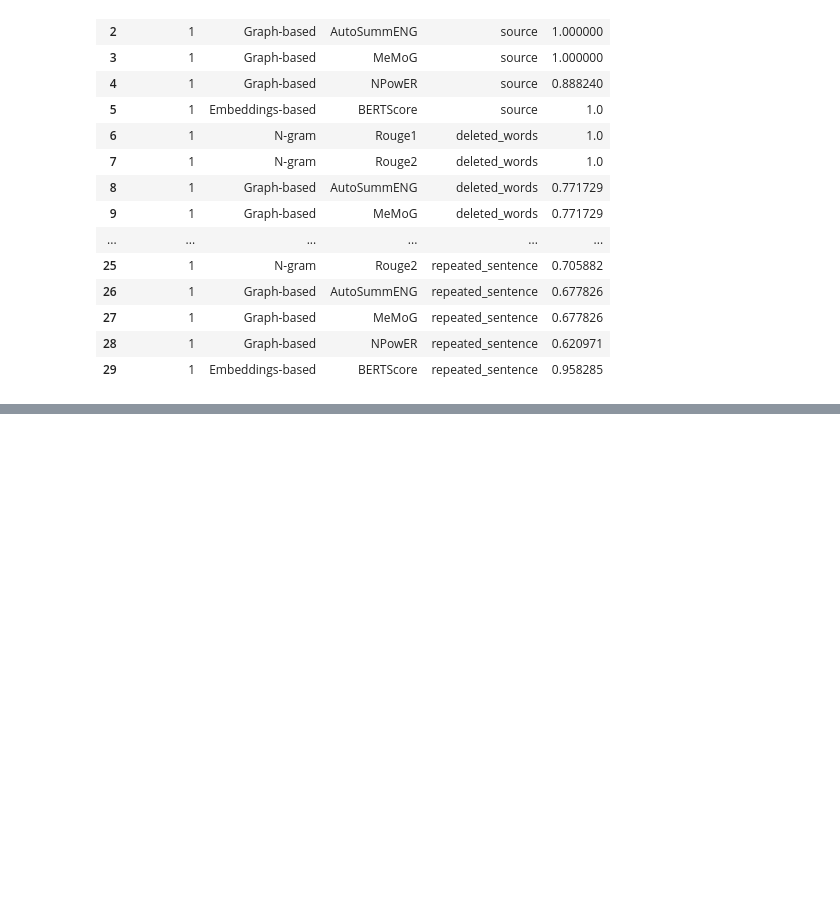
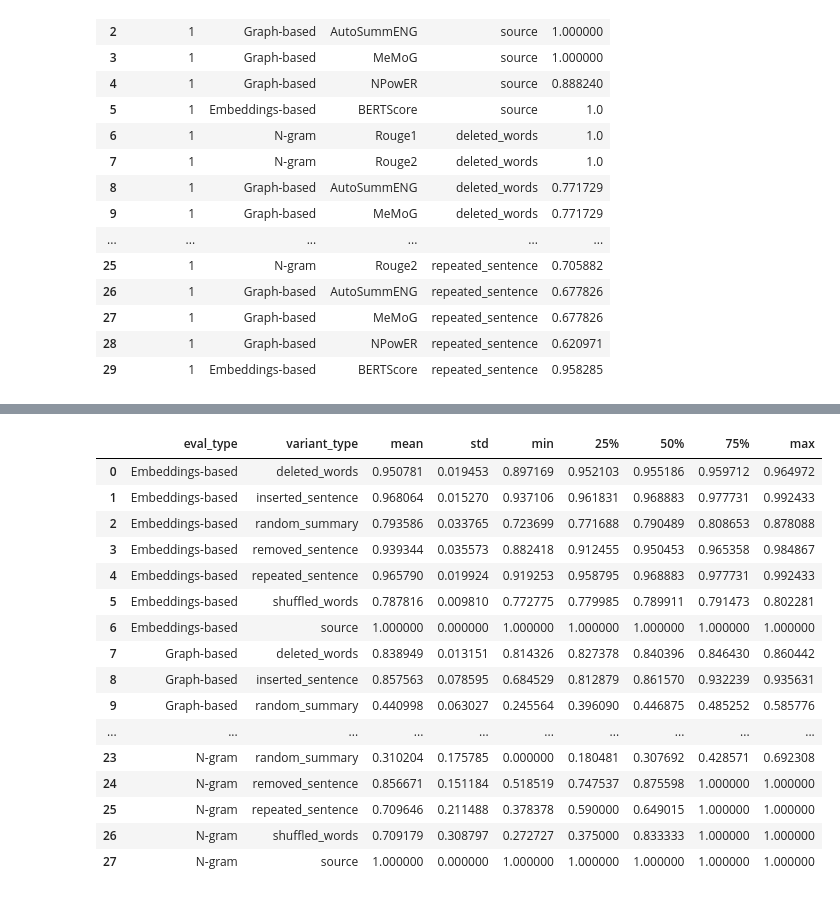
Before and after one commit to stefsyrsiri/financial-summarization-meta-evaluation, a Jupyter notebook: evaluators_comparison.ipynb, the cells around one changed output, grey strips where cells are left out. Saved outputs shown, nothing was run; the diff lists cells and outputs as text; code cells hidden in the pictures; blank space fills up the shorter version.

```diff
--- a/evaluators_comparison.ipynb
+++ b/evaluators_comparison.ipynb
@@ -557,0 +574,20 @@ df.head(30)
+# %%
+df.groupby(['eval_type', 'variant_type'])['score'].describe().reset_index().drop(columns='count')
+# %% [output]
+|  | eval_type | variant_type | mean | std | min | 25% | 50% | 75% | max |
+| 0 | Embeddings-based | deleted_words | 0.950781 | 0.019453 | 0.897169 | 0.952103 | 0.955186 | 0.959712 | 0.964972 |
+| 1 | Embeddings-based | inserted_sentence | 0.968064 | 0.015270 | 0.937106 | 0.961831 | 0.968883 | 0.977731 | 0.992433 |
+| 2 | Embeddings-based | random_summary | 0.793586 | 0.033765 | 0.723699 | 0.771688 | 0.790489 | 0.808653 | 0.878088 |
+| 3 | Embeddings-based | removed_sentence | 0.939344 | 0.035573 | 0.882418 | 0.912455 | 0.950453 | 0.965358 | 0.984867 |
+| 4 | Embeddings-based | repeated_sentence | 0.965790 | 0.019924 | 0.919253 | 0.958795 | 0.968883 | 0.977731 | 0.992433 |
+| 5 | Embeddings-based | shuffled_words | 0.787816 | 0.009810 | 0.772775 | 0.779985 | 0.789911 | 0.791473 | 0.802281 |
+| 6 | Embeddings-based | source | 1.000000 | 0.000000 | 1.000000 | 1.000000 | 1.000000 | 1.000000 | 1.000000 |
+| 7 | Graph-based | deleted_words | 0.838949 | 0.013151 | 0.814326 | 0.827378 | 0.840396 | 0.846430 | 0.860442 |
+| 8 | Graph-based | inserted_sentence | 0.857563 | 0.078595 | 0.684529 | 0.812879 | 0.861570 | 0.932239 | 0.935631 |
+| 9 | Graph-based | random_summary | 0.440998 | 0.063027 | 0.245564 | 0.396090 | 0.446875 | 0.485252 | 0.585776 |
+| ... | ... | ... | ... | ... | ... | ... | ... | ... | ... |
+| 23 | N-gram | random_summary | 0.310204 | 0.175785 | 0.000000 | 0.180481 | 0.307692 | 0.428571 | 0.692308 |
+| 24 | N-gram | removed_sentence | 0.856671 | 0.151184 | 0.518519 | 0.747537 | 0.875598 | 1.000000 | 1.000000 |
+| 25 | N-gram | repeated_sentence | 0.709646 | 0.211488 | 0.378378 | 0.590000 | 0.649015 | 1.000000 | 1.000000 |
+| 26 | N-gram | shuffled_words | 0.709179 | 0.308797 | 0.272727 | 0.375000 | 0.833333 | 1.000000 | 1.000000 |
+| 27 | N-gram | source | 1.000000 | 0.000000 | 1.000000 | 1.000000 | 1.000000 | 1.000000 | 1.000000 |
```
Also changed, not shown: parts of 8 cells of this notebook, 2 other files.
